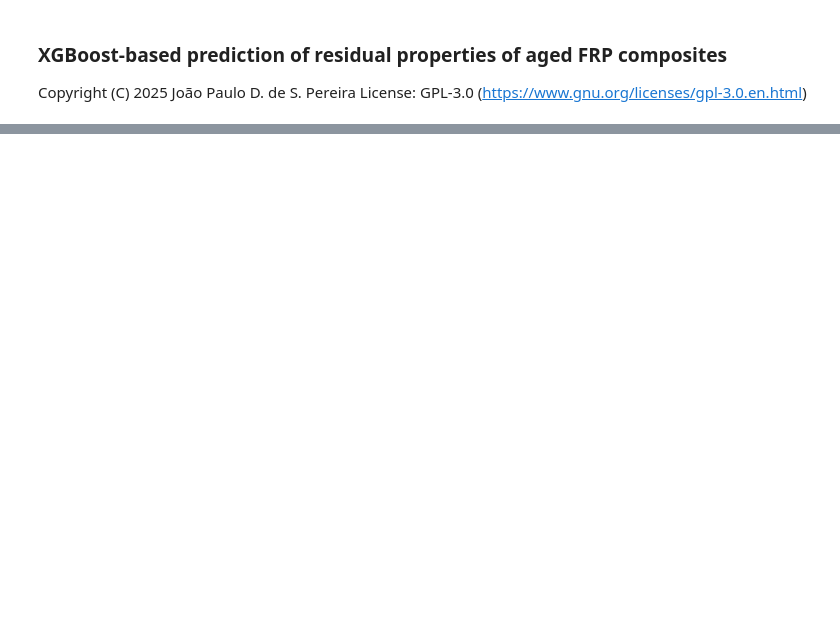
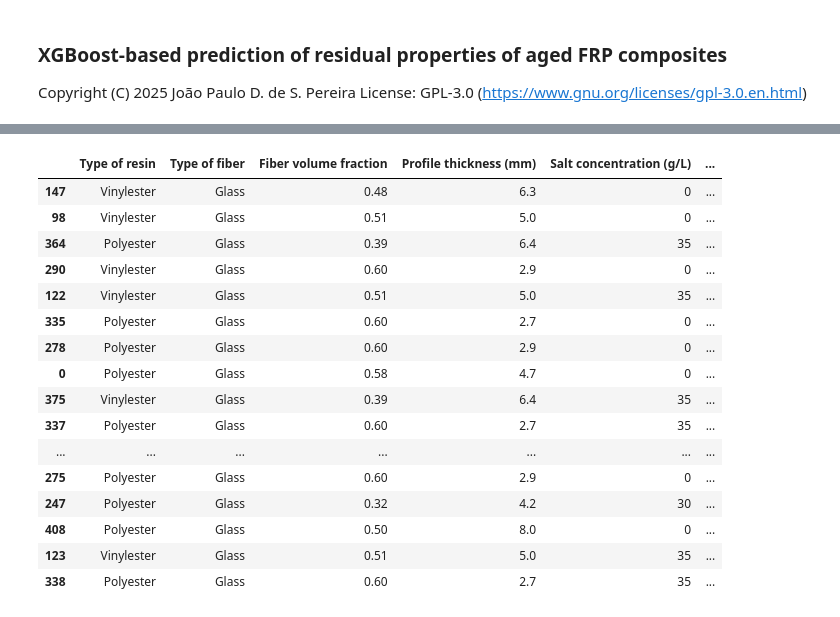
Before and after one commit to jpdspz/frp-aging-xgboost, a Jupyter notebook: frp-aging-xgboost.ipynb, the cells around one changed output, grey strips where cells are left out. Cells and saved outputs as stored; diff of their text form; code cells hidden in the pictures; blank space fills up the shorter version.

```diff
--- a/frp-aging-xgboost.ipynb
+++ b/frp-aging-xgboost.ipynb
@@ -1247,3 +1252,44 @@ display(holdout_test_df)
+# %%
+# display(predictor.best_model['X_test'])
+i = 1
+ratio = np.array(predictor.trained_models[i]['y_pred']) / np.array(predictor.trained_models[i]['y_test'])
+ratio = ratio.round(2)
+y_pred = np.array(predictor.trained_models[i]['y_pred'])
+y_pred = y_pred.round(1)
+
+data = {
+    'Type of resin': predictor.trained_models[i]['X_test']['Type of resin'],
+    'Type of fiber': predictor.trained_models[i]['X_test']['Type of fiber'],
+    'Fiber volume fraction': predictor.trained_models[i]['X_test']['Fiber volume fraction'],
+    'Profile thickness (mm)': predictor.trained_models[i]['X_test']['Profile thickness (mm)'],
+    'Salt concentration (g/L)': predictor.trained_models[i]['X_test']['Salt concentration (g/L)'],
+    'pH': predictor.trained_models[i]['X_test']['pH'],
+    'Temperature x time': predictor.trained_models[i]['X_test']['Temperature x time'],
+    'X_test': predictor.trained_models[i]['X_test']['Unaged elastic modulus (GPa)'],
+    'y_test': np.array(predictor.trained_models[i]['y_test']),
+    'y_pred': y_pred,
+    'ratio': ratio
+}
+a = pd.DataFrame(data)
+display(a)
+# %% [output]
+|  | Type of resin | Type of fiber | Fiber volume fraction | Profile thickness (mm) | Salt concentration (g/L) | ... |
+| 147 | Vinylester | Glass | 0.48 | 6.3 | 0 | ... |
+| 98 | Vinylester | Glass | 0.51 | 5.0 | 0 | ... |
+| 364 | Polyester | Glass | 0.39 | 6.4 | 35 | ... |
+| 290 | Vinylester | Glass | 0.60 | 2.9 | 0 | ... |
+| 122 | Vinylester | Glass | 0.51 | 5.0 | 35 | ... |
+| 335 | Polyester | Glass | 0.60 | 2.7 | 0 | ... |
+| 278 | Polyester | Glass | 0.60 | 2.9 | 0 | ... |
+| 0 | Polyester | Glass | 0.58 | 4.7 | 0 | ... |
+| 375 | Vinylester | Glass | 0.39 | 6.4 | 35 | ... |
+| 337 | Polyester | Glass | 0.60 | 2.7 | 35 | ... |
+| ... | ... | ... | ... | ... | ... | ... |
+| 275 | Polyester | Glass | 0.60 | 2.9 | 0 | ... |
+| 247 | Polyester | Glass | 0.32 | 4.2 | 30 | ... |
+| 408 | Polyester | Glass | 0.50 | 8.0 | 0 | ... |
+| 123 | Vinylester | Glass | 0.51 | 5.0 | 35 | ... |
+| 338 | Polyester | Glass | 0.60 | 2.7 | 35 | ... |
 # %%
 # Test: evaluate prediction time series using cooling tower data
 
```
Also changed, not shown: parts of 8 cells of this notebook, 4 other files.
